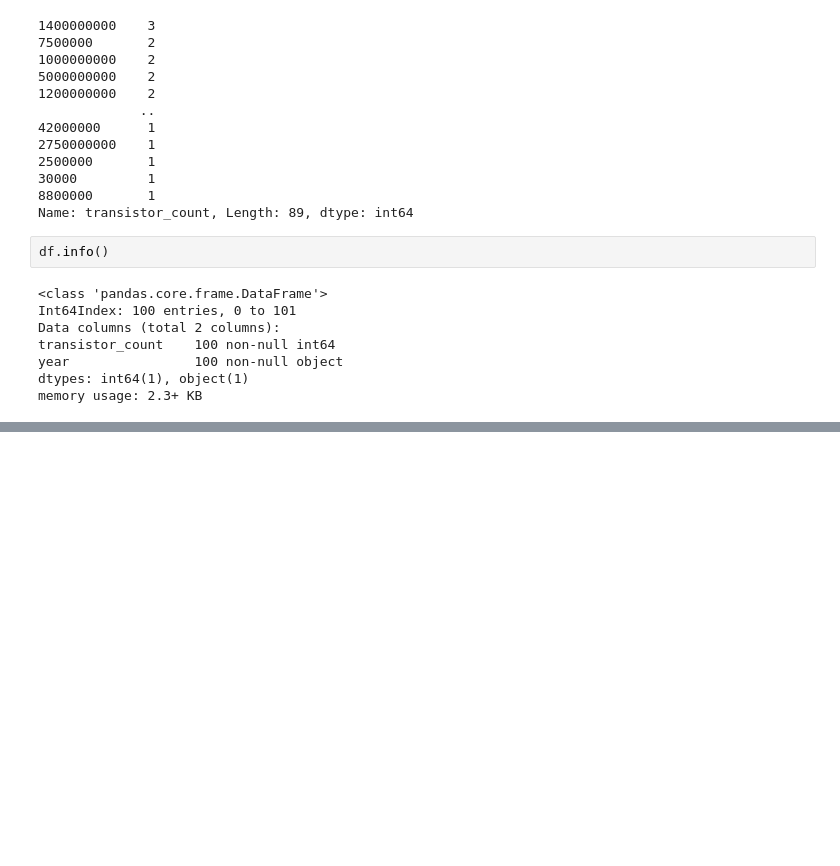
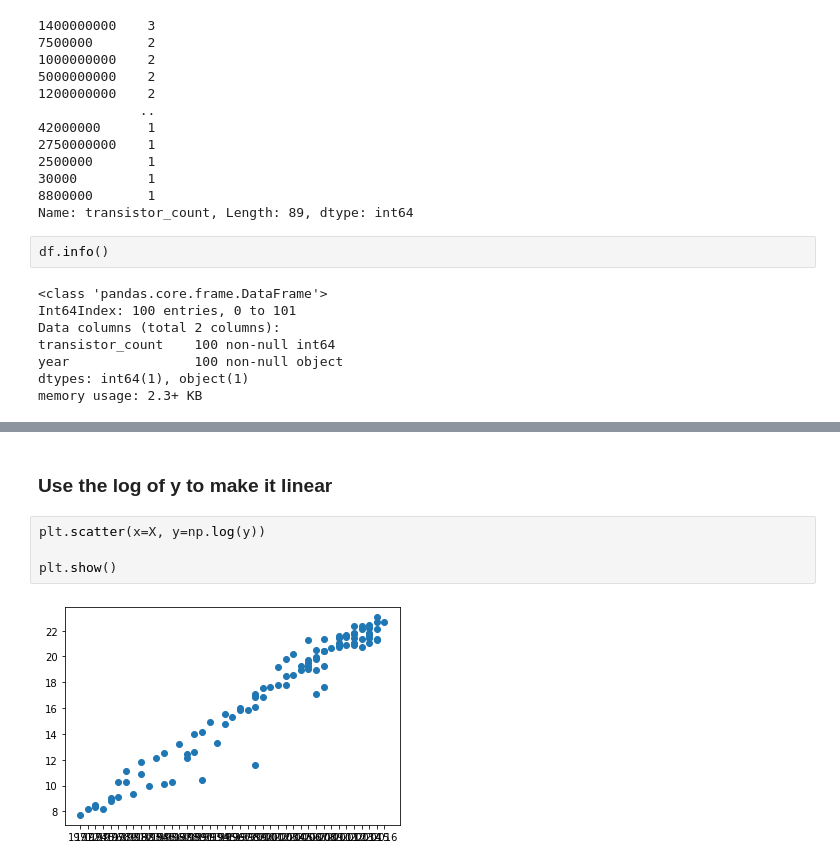
Before and after one commit to faithkane3/zillow_project, a Jupyter notebook: moores_law_lr.ipynb, the cells around one changed output, grey strips where cells are left out. Cells and saved outputs as stored; diff of their text form; blank space fills up the shorter version.

```diff
--- a/moores_law_lr.ipynb
+++ b/moores_law_lr.ipynb
@@ -137,0 +180,8 @@ memory usage: 2.3+ KB
+# %% [markdown]
+### Use the log of y to make it linear
+# %%
+plt.scatter(x=X, y=np.log(y))
+
+plt.show()
+# %% [output]
+[figure, added]
```
Also changed, not shown: parts of 20 cells of this notebook, 3 other files.
